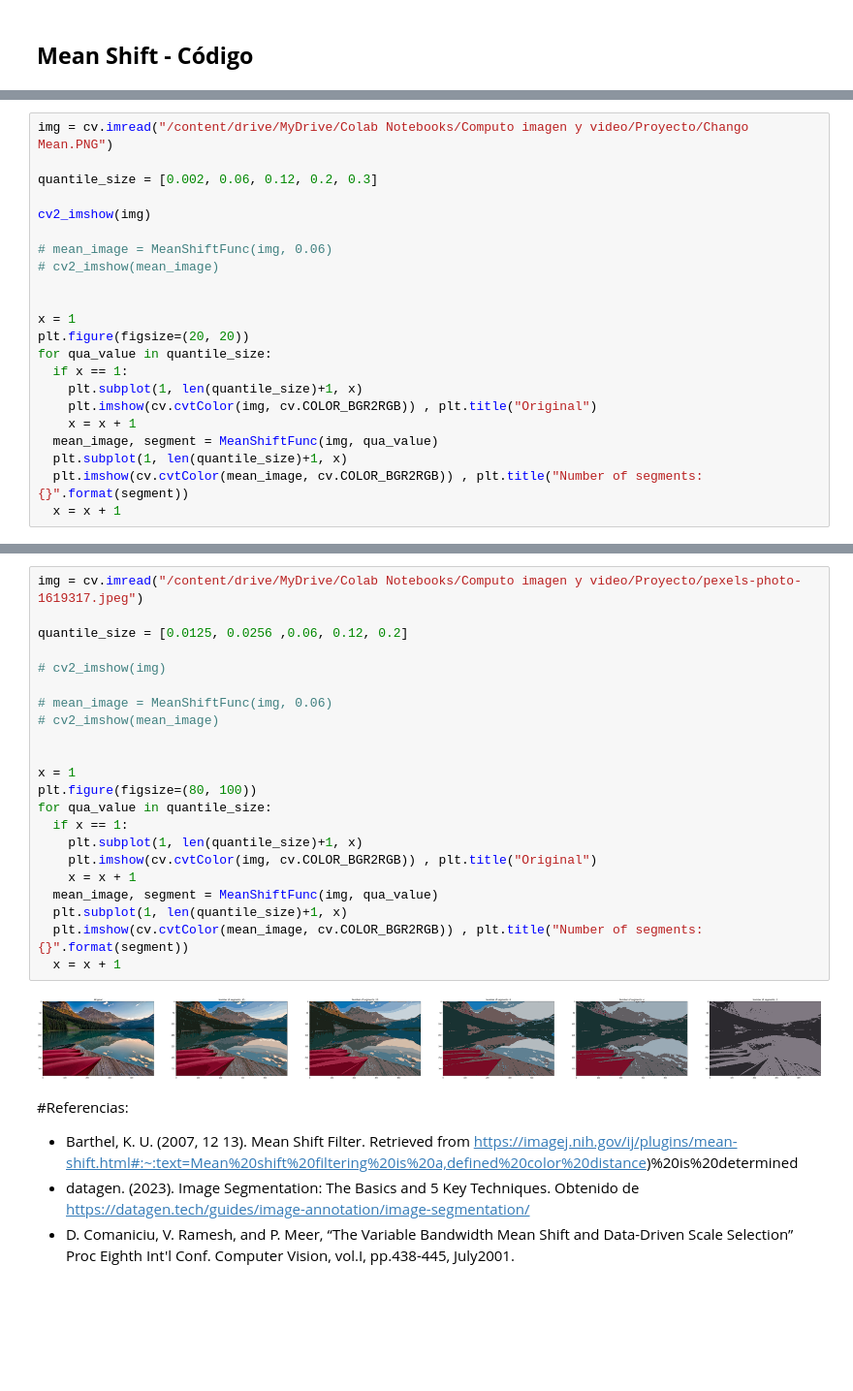
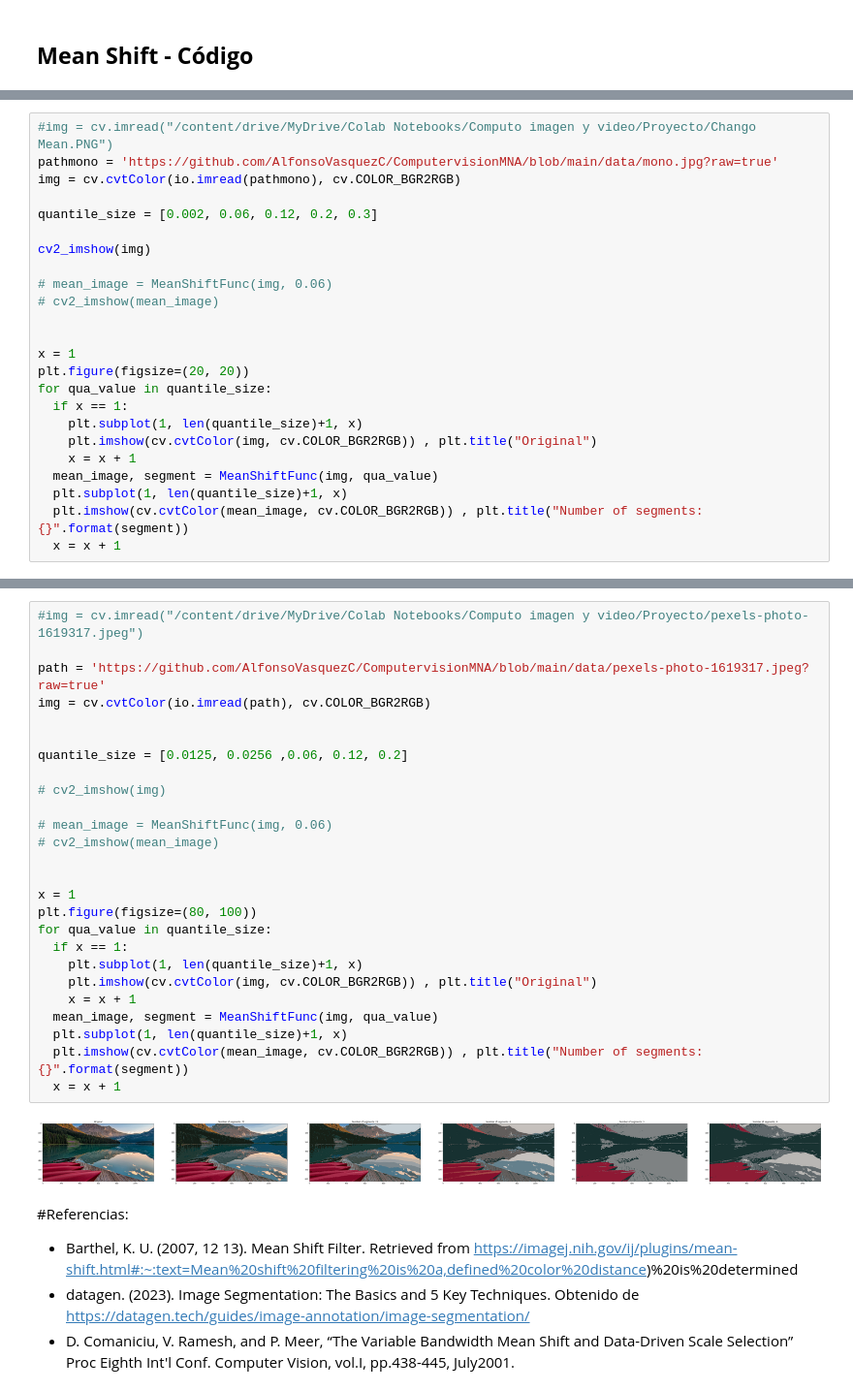
Before and after one commit to AlfonsoVasquezC/ComputervisionMNA, a Jupyter notebook: Equipo1_Proyecto_Equipo_1_MeanShiftpynb.ipynb, the cells around one changed output, grey strips where cells are left out. Shown at 97% size. Saved outputs shown, nothing was run; the diff lists cells and outputs as text; blank space fills up the shorter version.

```diff
--- a/Equipo1_Proyecto_Equipo_1_MeanShiftpynb.ipynb
+++ b/Equipo1_Proyecto_Equipo_1_MeanShiftpynb.ipynb
@@ -153,7 +156,9 @@ def MeanShiftFunc(img, quantile):
 
   return (result, segments.shape[0])
 # %%
-img = cv.imread("/content/drive/MyDrive/Colab Notebooks/Computo imagen y video/Proyecto/Chango Mean.PNG")
+#img = cv.imread("/content/drive/MyDrive/Colab Notebooks/Computo imagen y video/Proyecto/Chango Mean.PNG")
+pathmono = 'https://github.com/AlfonsoVasquezC/ComputervisionMNA/blob/main/data/mono.jpg?raw=true'
+img = cv.cvtColor(io.imread(pathmono), cv.COLOR_BGR2RGB)
 
 quantile_size = [0.002, 0.06, 0.12, 0.2, 0.3]
 
@@ -180,27 +205,31 @@ for qua_value in quantile_size:
 # %%
-img = cv.imread("/content/drive/MyDrive/Colab Notebooks/Computo imagen y video/Proyecto/pexels-photo-1619317.jpeg")
+#img = cv.imread("/content/drive/MyDrive/Colab Notebooks/Computo imagen y video/Proyecto/pexels-photo-1619317.jpeg")
+
+path = 'https://github.com/AlfonsoVasquezC/ComputervisionMNA/blob/main/data/pexels-photo-1619317.jpeg?raw=true'
+img = cv.cvtColor(io.imread(path), cv.COLOR_BGR2RGB)
+
 
 quantile_size = [0.0125, 0.0256 ,0.06, 0.12, 0.2]
 
 # cv2_imshow(img)
 
 # mean_image = MeanShiftFunc(img, 0.06)
 # cv2_imshow(mean_image)
 
 
 x = 1
 plt.figure(figsize=(80, 100))
 for qua_value in quantile_size:
   if x == 1:
     plt.subplot(1, len(quantile_size)+1, x)
     plt.imshow(cv.cvtColor(img, cv.COLOR_BGR2RGB)) , plt.title("Original")
     x = x + 1
   mean_image, segment = MeanShiftFunc(img, qua_value)
   plt.subplot(1, len(quantile_size)+1, x)
   plt.imshow(cv.cvtColor(mean_image, cv.COLOR_BGR2RGB)) , plt.title("Number of segments: {}".format(segment))
   x = x + 1
 # %% [output]
-[figure, old version]
+[figure, new version]
 # %% [markdown]
 #Referencias:
 
```
Also changed, not shown: parts of 4 cells of this notebook.
